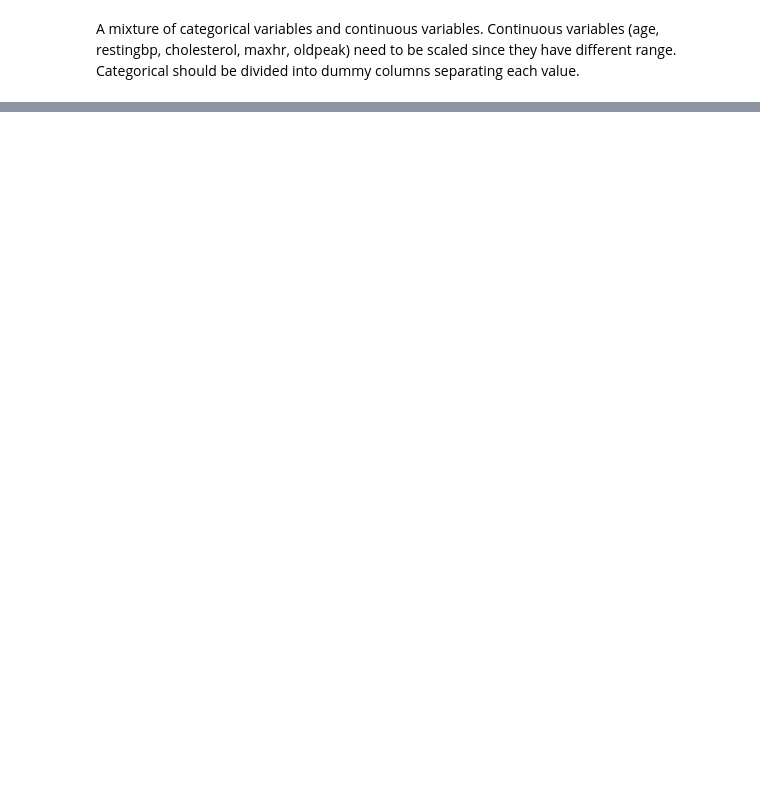
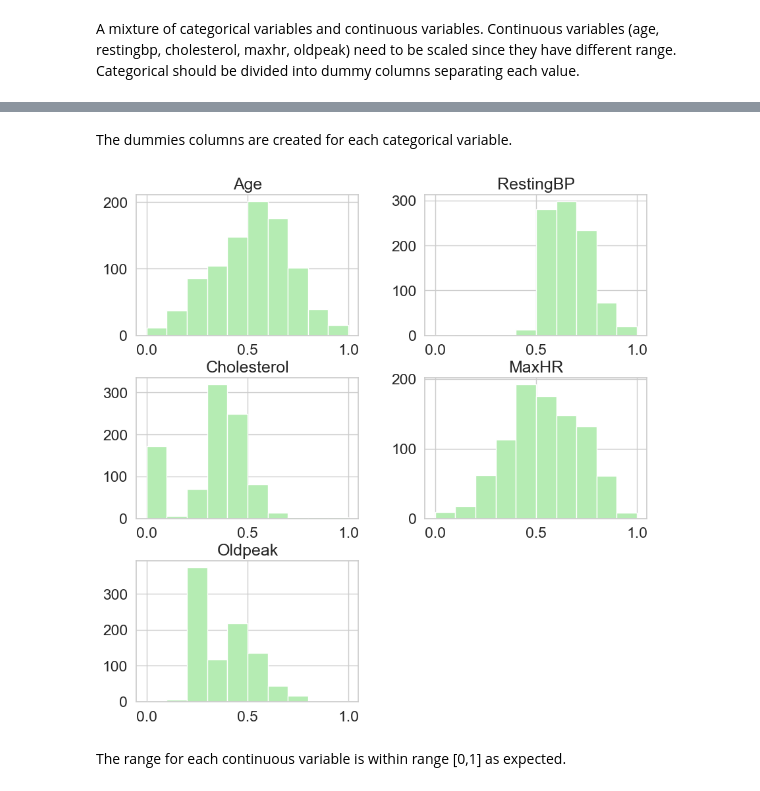
Before and after one commit to davednguyen/CPSC5305_Team_DataGeeks, a Jupyter notebook: HeartAttackPrediction.ipynb, the cells around one changed output, grey strips where cells are left out. Saved outputs shown, nothing was run; the diff lists cells and outputs as text; code cells hidden in the pictures; blank space fills up the shorter version.

Commit message:
Normalize and Dummies

```diff
--- a/HeartAttackPrediction.ipynb
+++ b/HeartAttackPrediction.ipynb
@@ -262,2 +263,6 @@ plt.savefig('figures/HistogramAll.jpg')
 # %% [markdown]
 A mixture of categorical variables and continuous variables. Continuous variables (age, restingbp, cholesterol, maxhr, oldpeak) need to be scaled since they have different range. Categorical should be divided into dummy columns separating each value.
+# %%
+# Create dummies columns for categorical variable, to be used for machine learning algorithm
+df = pd.get_dummies(df, columns = ['Sex', 'ChestPainType', 'FastingBS', 'RestingECG', 'ExerciseAngina', 'ST_Slope'])
+print(df.head())
@@ -263,0 +287,13 @@ A mixture of categorical variables and continuous variables. Continuous variable
+# %% [markdown]
+The dummies columns are created for each categorical variable.
+# %%
+# Scale continuous variables to range [0,1]
+scaler = MinMaxScaler()
+columns_to_scale = ['Age', 'RestingBP', 'Cholesterol', 'MaxHR', 'Oldpeak']
+df[columns_to_scale] = scaler.fit_transform(df[columns_to_scale])
+df[columns_to_scale].hist(figsize=(10,10), color = '#B5ECB3')
+plt.savefig('figures/Normalized.jpg')
+# %% [output]
+[figure, added]
+# %% [markdown]
+The range for each continuous variable is within range [0,1] as expected.
```
Also changed, not shown: parts of 7 cells of this notebook, 5 other files.
